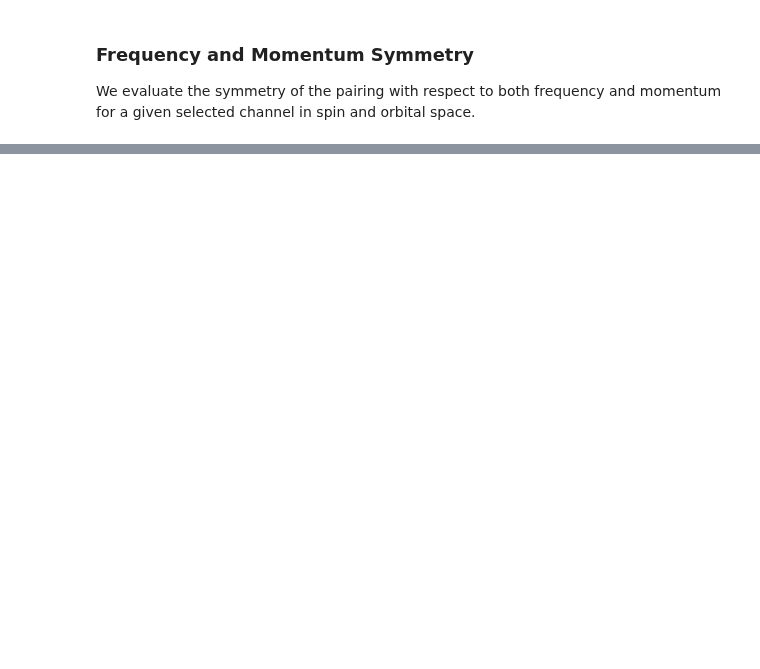
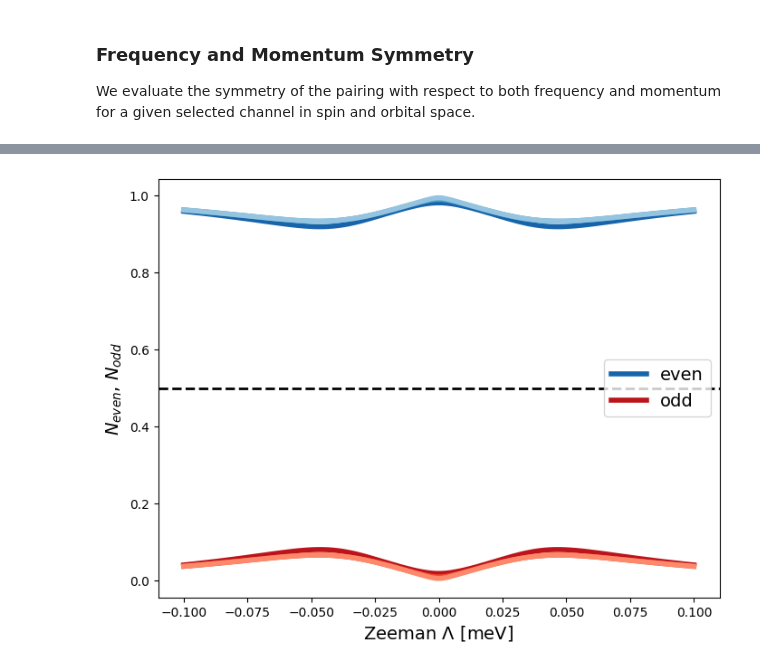
Before and after one commit to danidimic/MTI_SC_Gorkov, a Jupyter notebook: Pairing_Analysis.ipynb, the cells around one changed output, grey strips where cells are left out. Cells and saved outputs as stored; diff of their text form; code cells hidden in the pictures; blank space fills up the shorter version.

```diff
--- a/Pairing_Analysis.ipynb
+++ b/Pairing_Analysis.ipynb
@@ -766,0 +429,26 @@ ax.legend(fontsize=14);
+# %%
+from matplotlib.pyplot import cm
+
+# colors
+n = 6; cmap_o = plt.get_cmap('Reds_r', n); cmap_e = plt.get_cmap('Blues_r', n)
+
+# figure
+fig, ax = plt.subplots(1,1, figsize=(8,6))
+# plot horizontal line at 0.5
+ax.axhline(y=0.5, c='black', ls='--', lw=2)
+
+for idx in range(len(CM)):
+
+    if idx == 0:
+        ax.plot(Zeeman, N_even_w[idx], c=cmap_e(idx+1), lw=4, label='even')
+        ax.plot(Zeeman, N_odd_w[idx], c=cmap_o(idx+1), lw=4, label='odd')
+    else:
+        ax.plot(Zeeman, N_even_w[idx], c=cmap_e(idx+1), lw=4)
+        ax.plot(Zeeman, N_odd_w[idx], c=cmap_o(idx+1), lw=4)
+
+
+ax.set_ylabel("$N_{even}$, $N_{odd}$", fontsize = 14)
+ax.set_xlabel("Zeeman $\Lambda$ [meV]", fontsize = 14);
+ax.legend(fontsize=14);
+# %% [output]
+[figure, added]
```
Also changed, not shown: parts of 46 cells of this notebook, 3 other files.
